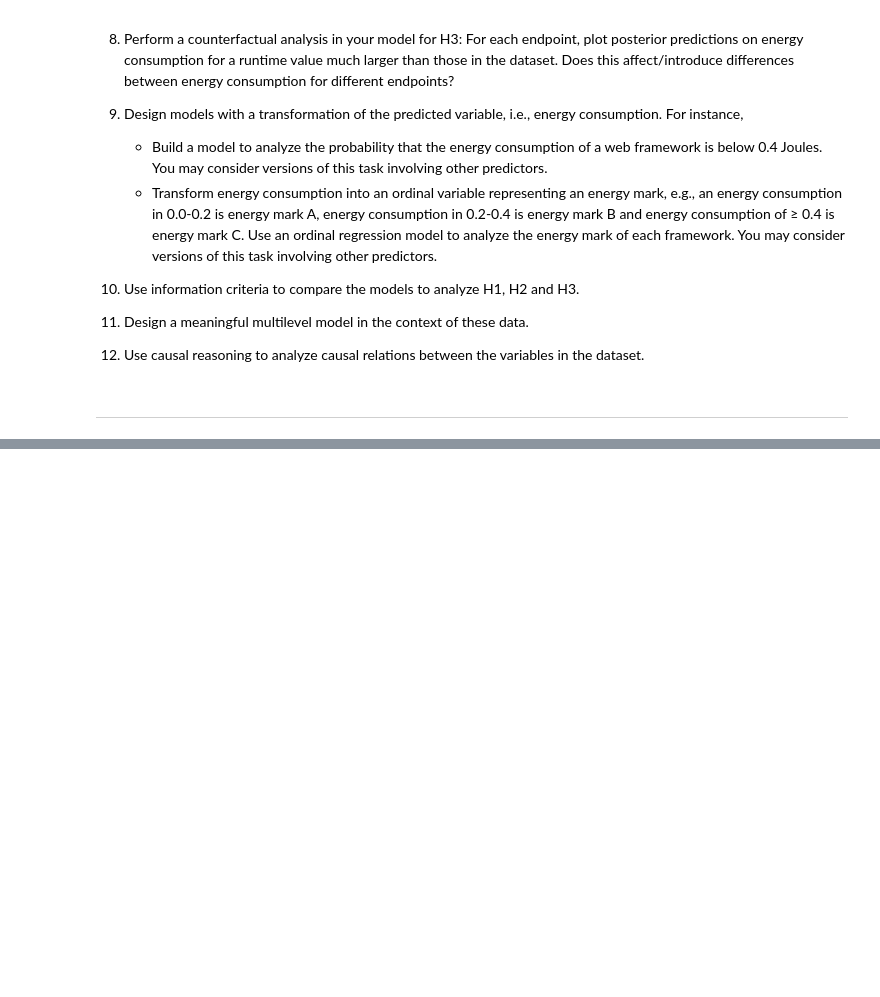
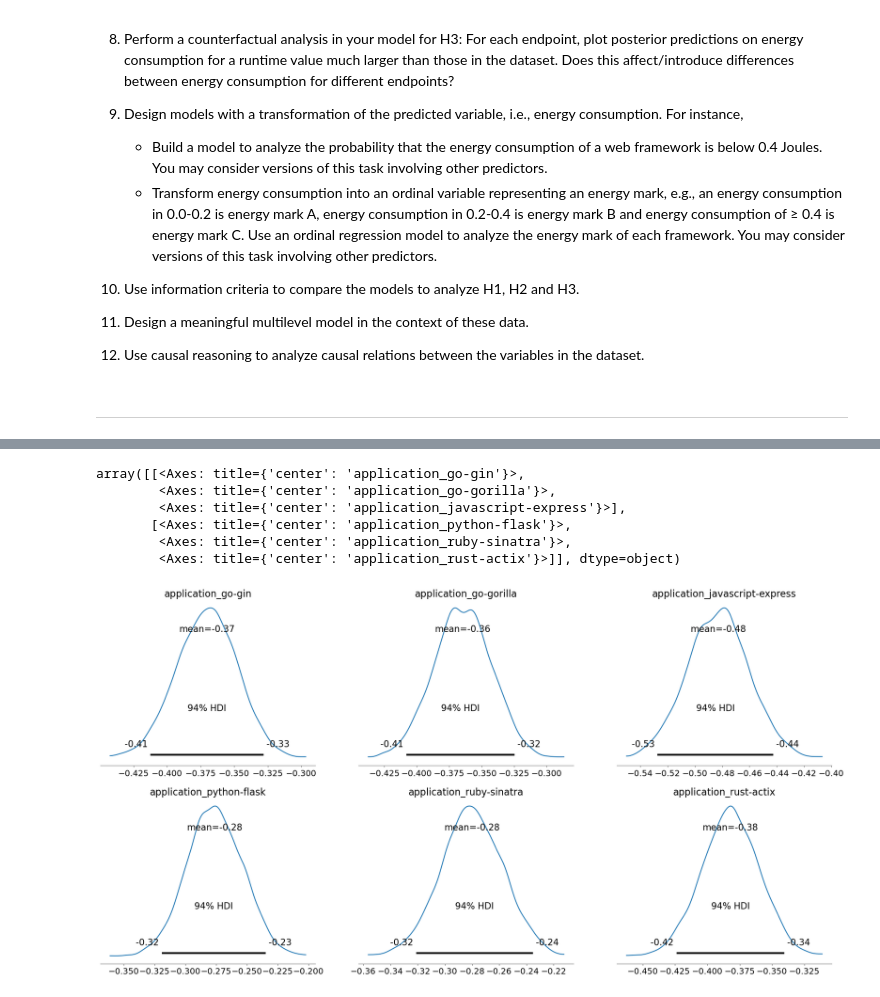
Before and after one commit to sanderengel/prpro_exam_2025, a Jupyter notebook: main-question.ipynb, the cells around one changed output, grey strips where cells are left out. Cells and saved outputs as stored; diff of their text form; code cells hidden in the pictures; blank space fills up the shorter version.

Commit message:
model: made h1?

```diff
--- a/main-question.ipynb
+++ b/main-question.ipynb
@@ -103,5 +103,7 @@ import pymc as pm
 import matplotlib.pyplot as plt
 # %%
 df = pd.read_csv('dataset.csv')
+# %%
+df = pd.get_dummies(df, columns=["application"], drop_first=True)
 # %%
 df
@@ -107,0 +124,16 @@ df
+# %%
+with pm.Model() as model:
+    alpha = pm.Normal("alpha", mu=0, sigma=10)
+
+    # Add coefficients for each application (except reference)
+    betas = {}
+    mu = alpha
+    for col in df.columns:
+        if col.startswith("application_"):
+            betas[col] = pm.Normal(col, mu=0, sigma=10)
+            mu += betas[col] * df[col]
+
+    sigma = pm.Exponential("sigma", 1)
+    y = pm.Normal("energy", mu=mu, sigma=sigma, observed=df["energy_consumption"])
+
+    trace = pm.sample(1000, tune=1000, target_accept=0.9)
@@ -107,0 +147,10 @@ df
+# %%
+az.plot_posterior(trace, var_names=[col for col in df.columns if col.startswith("application_")])
+# %% [output]
+array([[<Axes: title={'center': 'application_go-gin'}>,
+        <Axes: title={'center': 'application_go-gorilla'}>,
+        <Axes: title={'center': 'application_javascript-express'}>],
+       [<Axes: title={'center': 'application_python-flask'}>,
+        <Axes: title={'center': 'application_ruby-sinatra'}>,
+        <Axes: title={'center': 'application_rust-actix'}>]], dtype=object)
+[figure, added]
```
Also changed, not shown: parts of 2 cells of this notebook.
